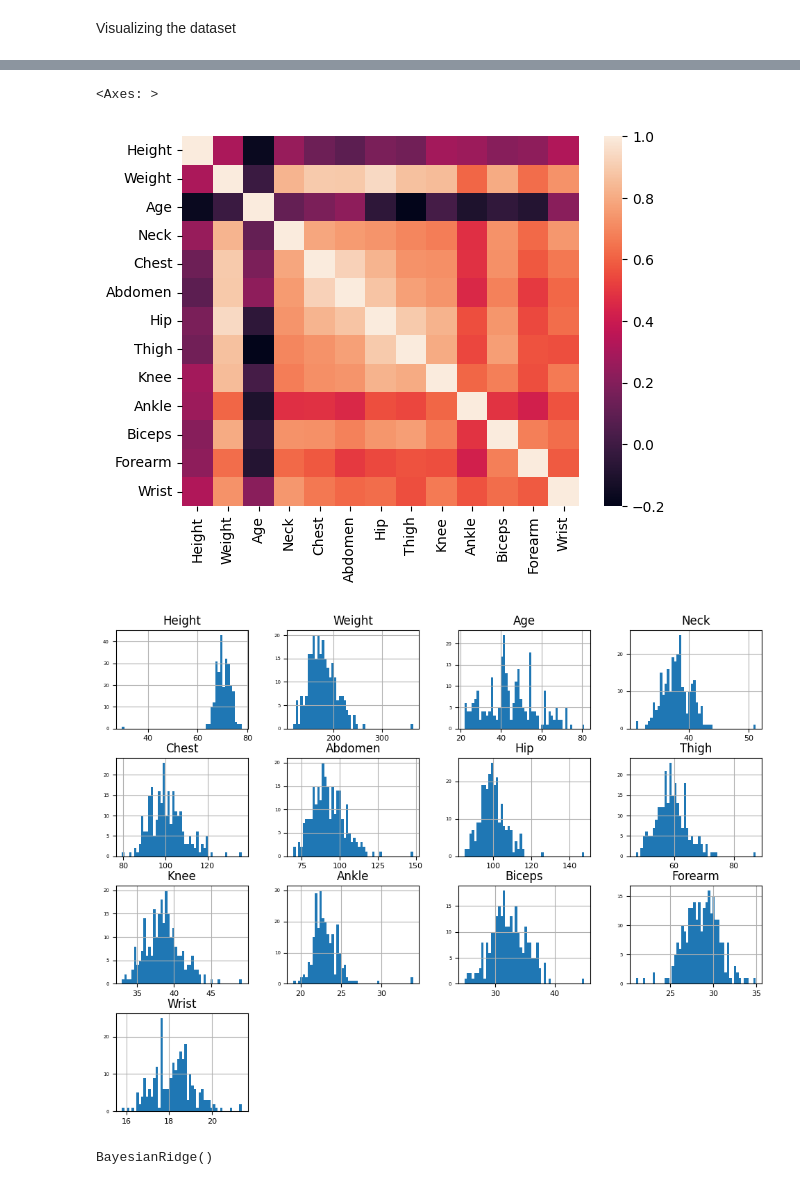
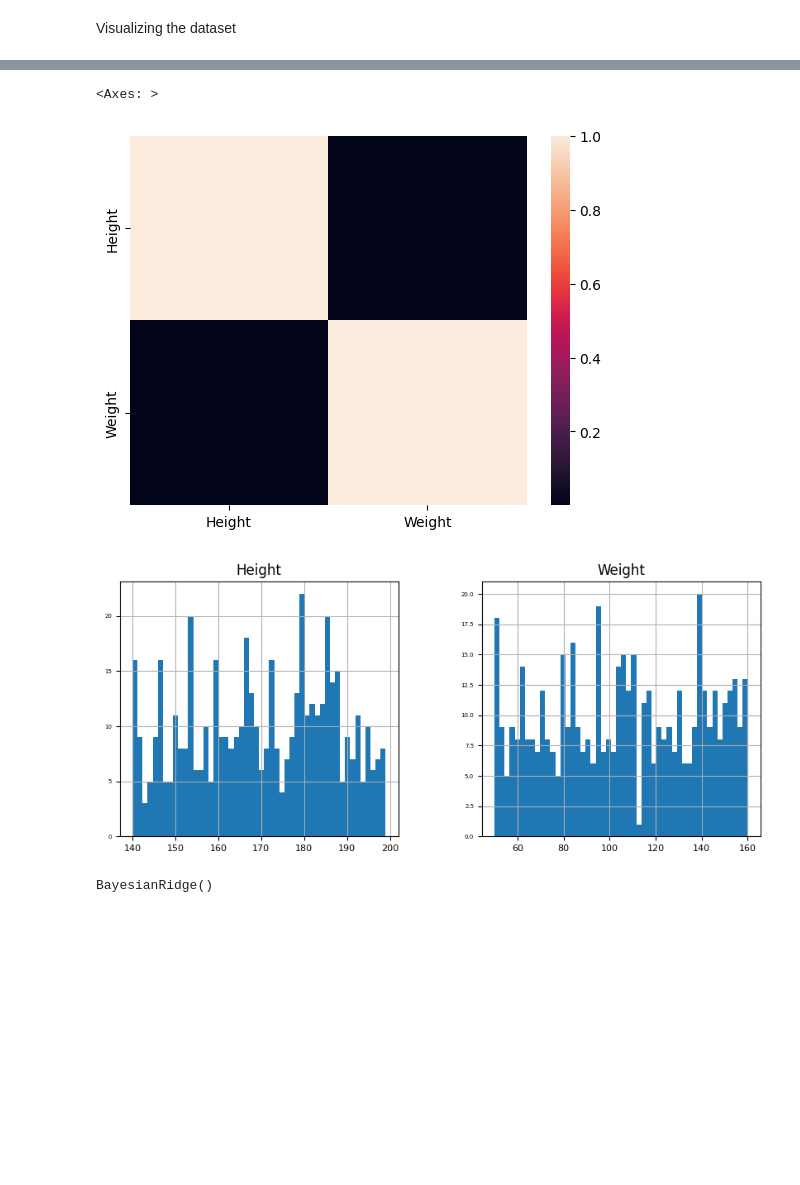
Before and after one commit to gideon-ogunbanjo/ModelX, a Jupyter notebook: modelX.ipynb, the cells around one changed output, grey strips where cells are left out. Drawn from its saved outputs; the diff is of its cells as text; code cells hidden in the pictures; blank space fills up the shorter version.

Commit message:
re-trained the data

```diff
--- a/modelX.ipynb
+++ b/modelX.ipynb
@@ -4,7 +4,7 @@ import pandas as pd
 import matplotlib.pyplot as plt
 import seaborn as sns
 # %%
-data = pd.read_csv('bodyfat.csv')
+data = pd.read_csv('model.csv')
 # %%
 data.head()
 # %% [output]
@@ -65,8 +65,8 @@ data.drop_duplicates()
 # %% [markdown]
 Visualizing the dataset
 # %%
-features = data[['Height', 'Weight', 'Age', 'Neck','Chest','Abdomen','Hip','Thigh','Knee','Ankle','Biceps','Forearm','Wrist']]
-labels = data["BodyFat"]
+features = data[['Height', 'Weight']]
+labels = data["Index"]
 # %%
 sns.histplot(features,kde=False,bins=10)
 # %% [output]
@@ -77,12 +77,12 @@ sns.histplot(features,kde=False,bins=10)
 sns.heatmap(features.corr())
 # %% [output]
 <Axes: >
-[figure, old version]
+[figure, new version]
 # %%
 #plotting the distribution of the numerical features with a histogram
-features.hist(figsize=(12, 9), bins=50, xlabelsize=8, ylabelsize=5);
+features.hist(figsize=(10, 4), bins=50, xlabelsize=8, ylabelsize=5);
 # %% [output]
-[figure, old version]
+[figure, new version]
 # %%
 # splitting of dataset into independent and dependent variables
 X = data.iloc[:, :-1].values
```
Also changed, not shown: parts of 7 cells of this notebook.
